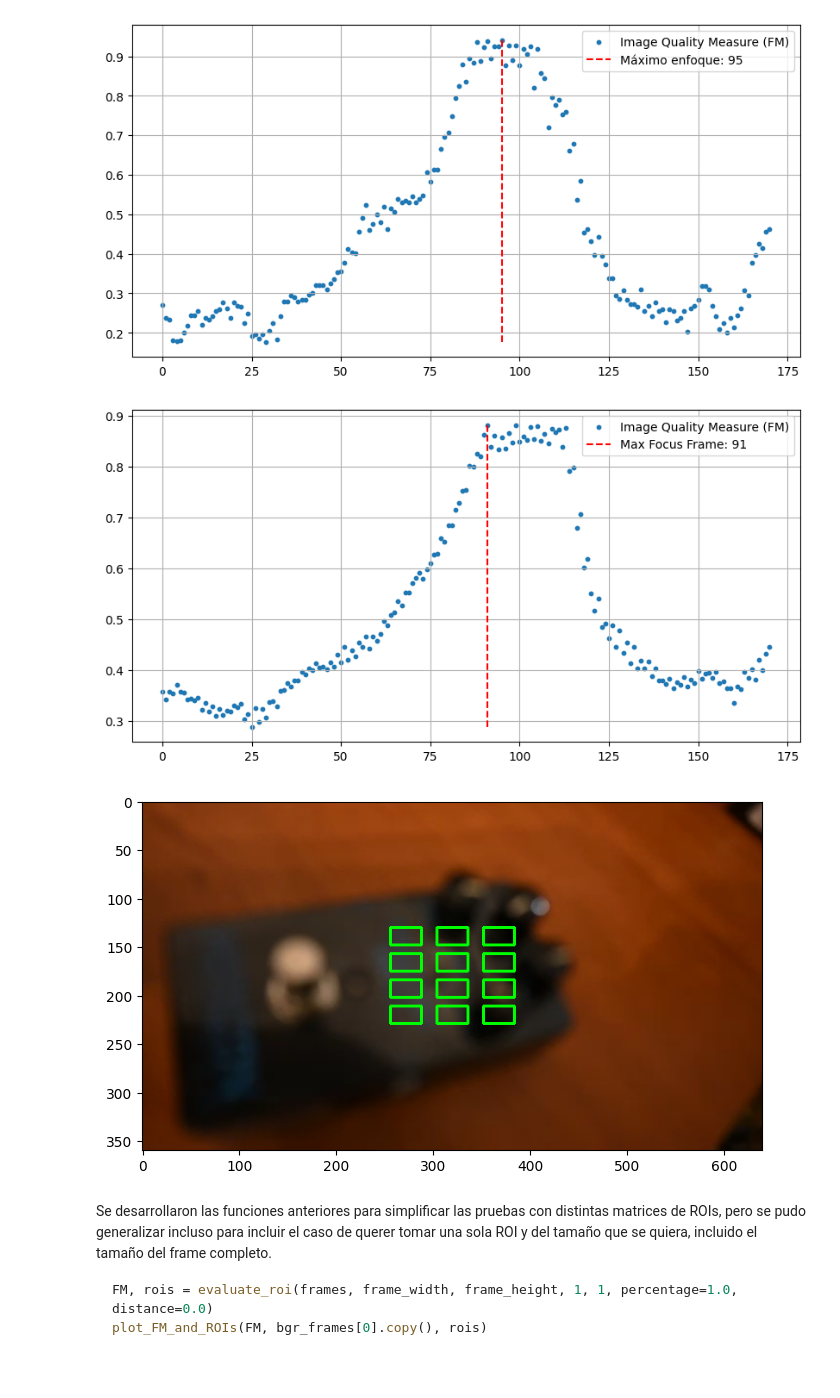
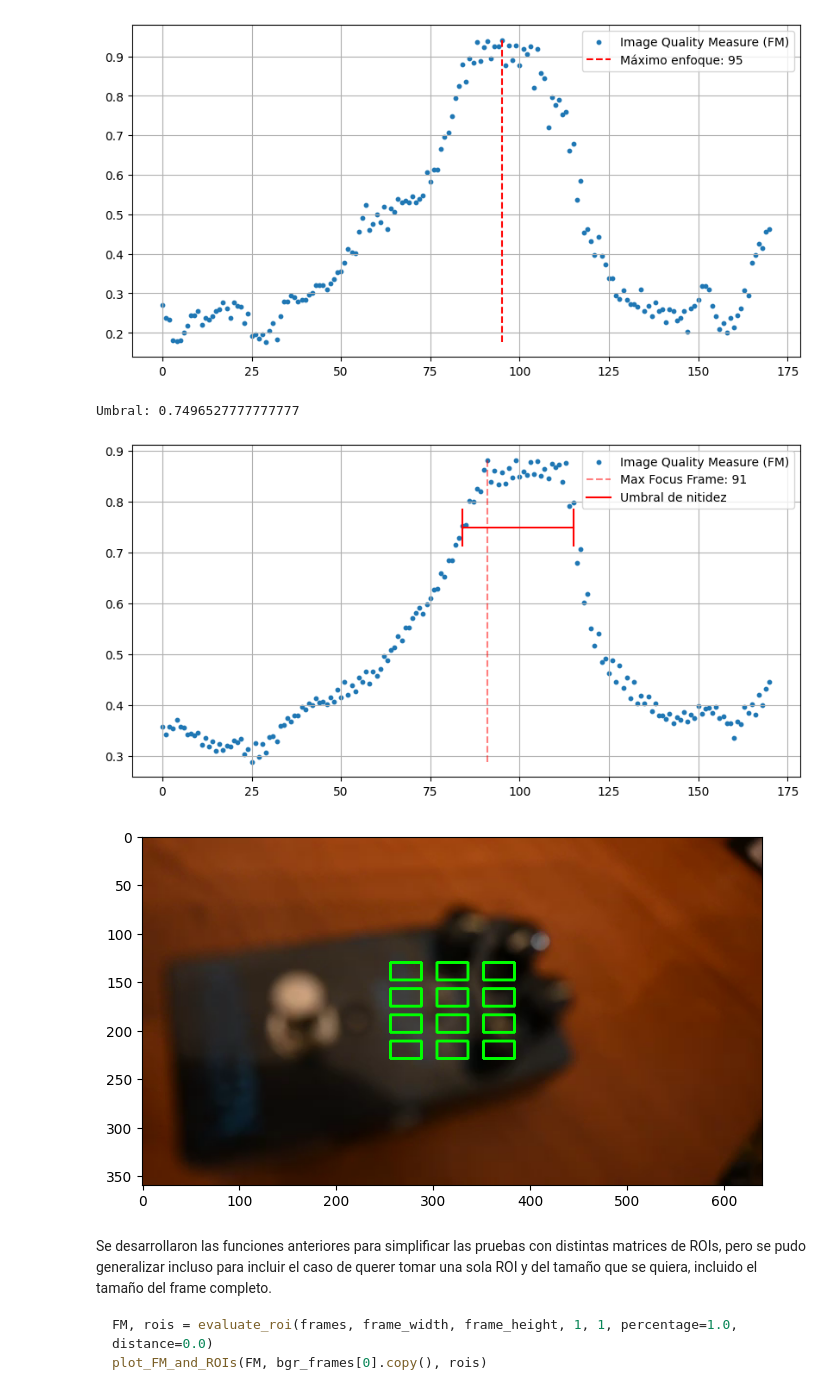
Before and after one commit to gabrielquiroga/vision_computadora_I_ceia, a Jupyter notebook: Material_TPs/TP2/tp2.ipynb, the cells around one changed output. Drawn from its saved outputs; the diff is of its cells as text; code cells hidden in the pictures.

```diff
--- a/Material_TPs/TP2/tp2.ipynb
+++ b/Material_TPs/TP2/tp2.ipynb
@@ -213,36 +213,78 @@ def evaluate_roi(frames, f_width, f_height, N, M, percentage=0.05, distance=0.5)
             rois_area += w * h
 
         FM.append(Th / rois_area)
 
     return FM, rois
 
-def plot_FM_and_ROIs(FM, frame, ROIs):
+def plot_FM_and_ROIs(FM, frame, ROIs, umbral=None):
     max_focus_frame = np.argmax(FM)
 
     plt.figure(figsize=(10, 5))
     plt.scatter(
         range(len(FM)),
         FM,
         s=10,
         label="Image Quality Measure (FM)"
     )
     plt.vlines(max_focus_frame, min(FM), max(FM), colors='red', linestyles='dashed', label=f'Max Focus Frame: {max_focus_frame}')
     plt.legend()
     plt.grid()
     plt.show()
 
     frame_con_rois = frame.copy()
     for roi in ROIs:
         cv.rectangle(frame_con_rois, (roi[0], roi[1]), (roi[0]+roi[2], roi[1]+roi[3]), (0, 255, 0), 2)
 
     plt.figure(figsize=(8, 5))
     plt.imshow(cv.cvtColor(frame_con_rois, cv.COLOR_BGR2RGB))
     plt.show()
 
+def plot_FM(FM, umbral=None):
+    max_focus_frame = np.argmax(FM)
+
+    plt.figure(figsize=(10, 5))
+    plt.scatter(
+        range(len(FM)),
+        FM,
+        s=10,
+        label="Image Quality Measure (FM)"
+    )
+    plt.vlines(
+        max_focus_frame,
+        min(FM),
+        max(FM),
+        colors='red',
+        linestyles='dashed',
+        alpha=0.5,
+        label=f'Max Focus Frame: {max_focus_frame}'
+    )
+    if umbral is not None:
+        plt.plot(umbral, color='red', label="Umbral de nitidez")
+        indices = np.where(umbral != None)[0]
+        umbral_value = umbral[indices[0]]
+        plt.vlines(indices[0], umbral_value*0.95, umbral_value*1.05, color='red')
+        plt.vlines(indices[-1], umbral_value*0.95, umbral_value*1.05, color='red')
+    plt.grid()
+    plt.legend()
+    plt.show()
+
+def plot_ROIs(frame, ROIs):
+    frame_con_rois = frame.copy()
+    for roi in ROIs:
+        cv.rectangle(frame_con_rois, (roi[0], roi[1]), (roi[0]+roi[2], roi[1]+roi[3]), (0, 255, 0), 2)
+
+    plt.figure(figsize=(8, 5))
+    plt.imshow(cv.cvtColor(frame_con_rois, cv.COLOR_BGR2RGB))
+    plt.show()
+
 FM1, rois1 = evaluate_roi(frames, frame_width, frame_height, 4, 3, distance=0.5)
-plot_FM_and_ROIs(FM1, bgr_frames[0].copy(), rois1)
+# plot_FM_and_ROIs(FM1, bgr_frames[0].copy(), rois1)
+sharp = define_sharpness_zone(FM1, 0.85)
+plot_FM(FM1, umbral=sharp)
+plot_ROIs(bgr_frames[0], rois1)
 # %% [output]
+Umbral: 0.7496527777777777
-[figure, old version]
+[figure, new version]
 [figure]
 # %%
 # FM2, rois2 = evaluate_roi(frames, frame_width, frame_height, 7, 7, distance=0.5)
```
Also changed, not shown: parts of 14 cells of this notebook.
